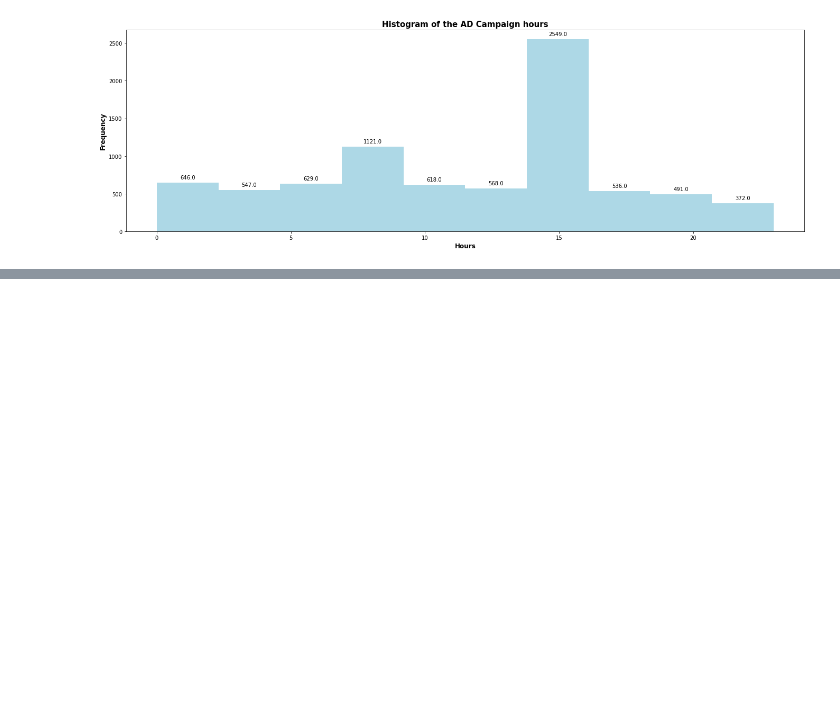
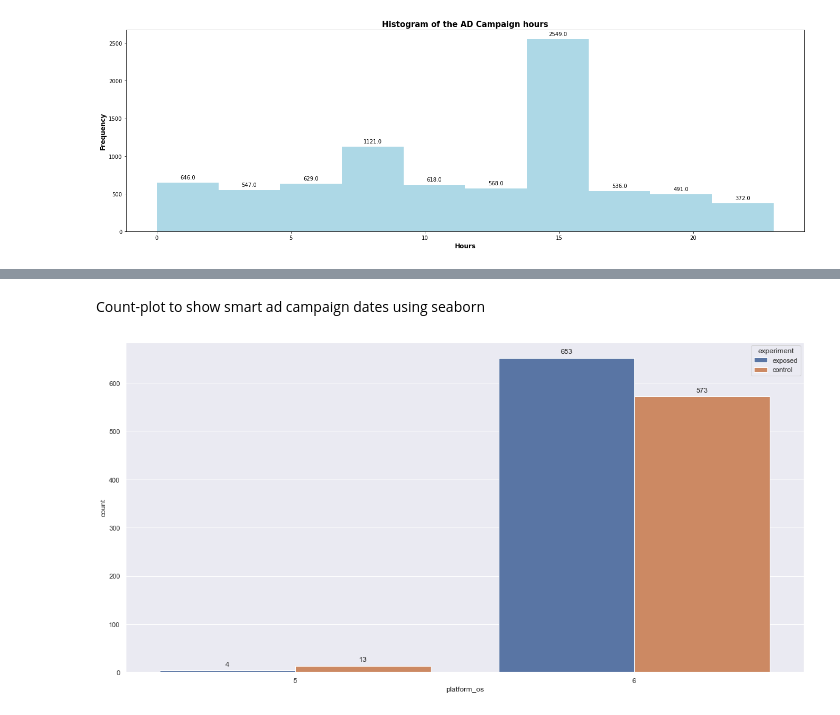
Before and after one commit to yonamg/Ad-campaign-performance, a Jupyter notebook: notebooks/ABtest_Overviews.ipynb, the cells around one changed output, grey strips where cells are left out. Drawn from its saved outputs; the diff is of its cells as text; code cells hidden in the pictures; blank space fills up the shorter version.

Commit message:
count-plot seaborn for AD users

```diff
--- a/notebooks/ABtest_Overviews.ipynb
+++ b/notebooks/ABtest_Overviews.ipynb
@@ -212,0 +213,11 @@ figure_att(exn, "Date distribution for not participated users", "Date", "Frequen
+# %% [markdown]
+Count-plot to show smart ad campaign dates using seaborn
+# %%
+plt.figure(figsize=(20,10))
+sns.set(style="darkgrid")
+
+exn = sns.countplot(x="platform_os", palette='deep', data=engaged, hue='experiment', )
+get_value(exn)
+figure_att(ax, "showing the users OS", "OS", "Frequency", 25, 20, "bold")
+# %% [output]
+[figure, added]
```
Also changed, not shown: parts of 29 cells of this notebook.
